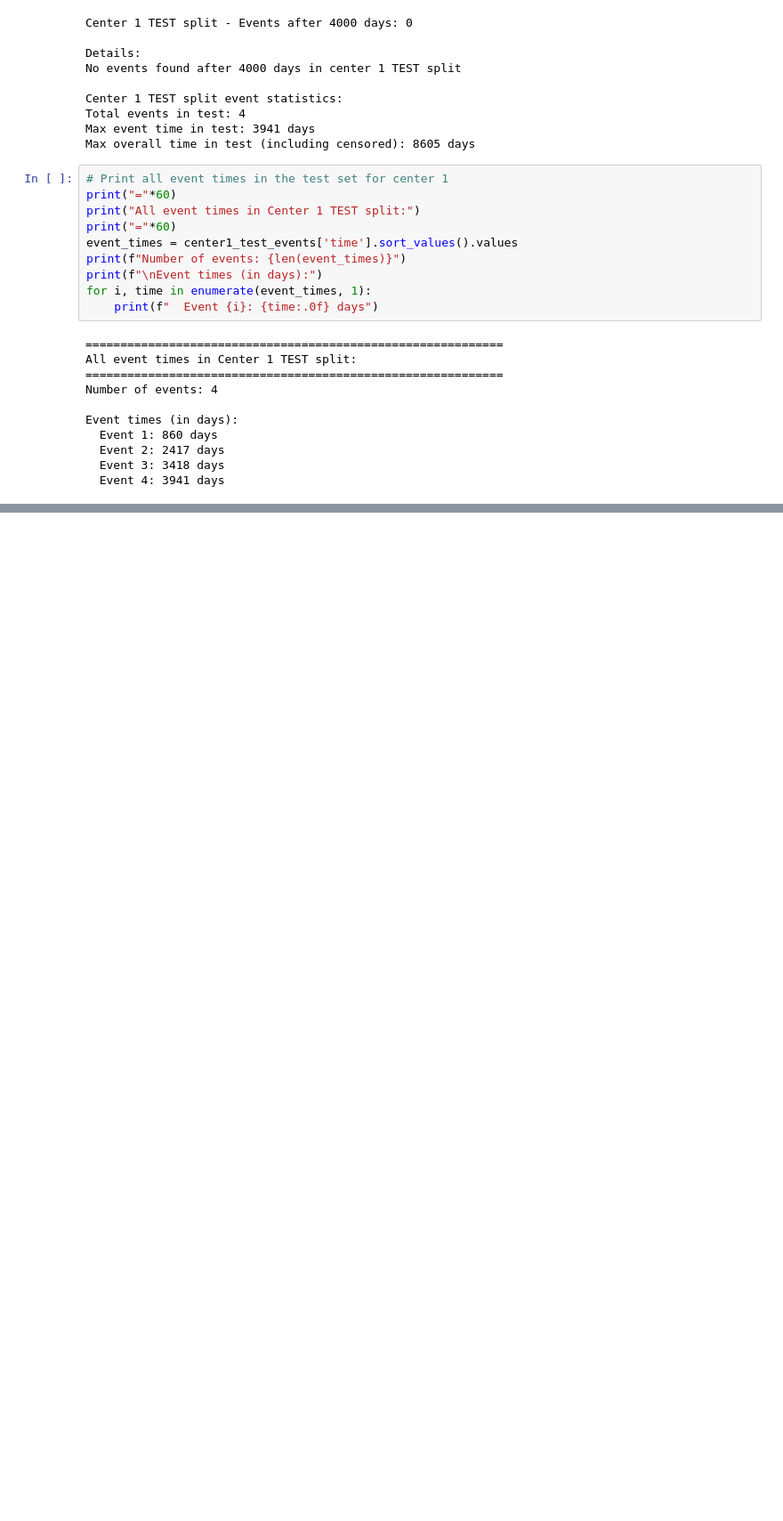
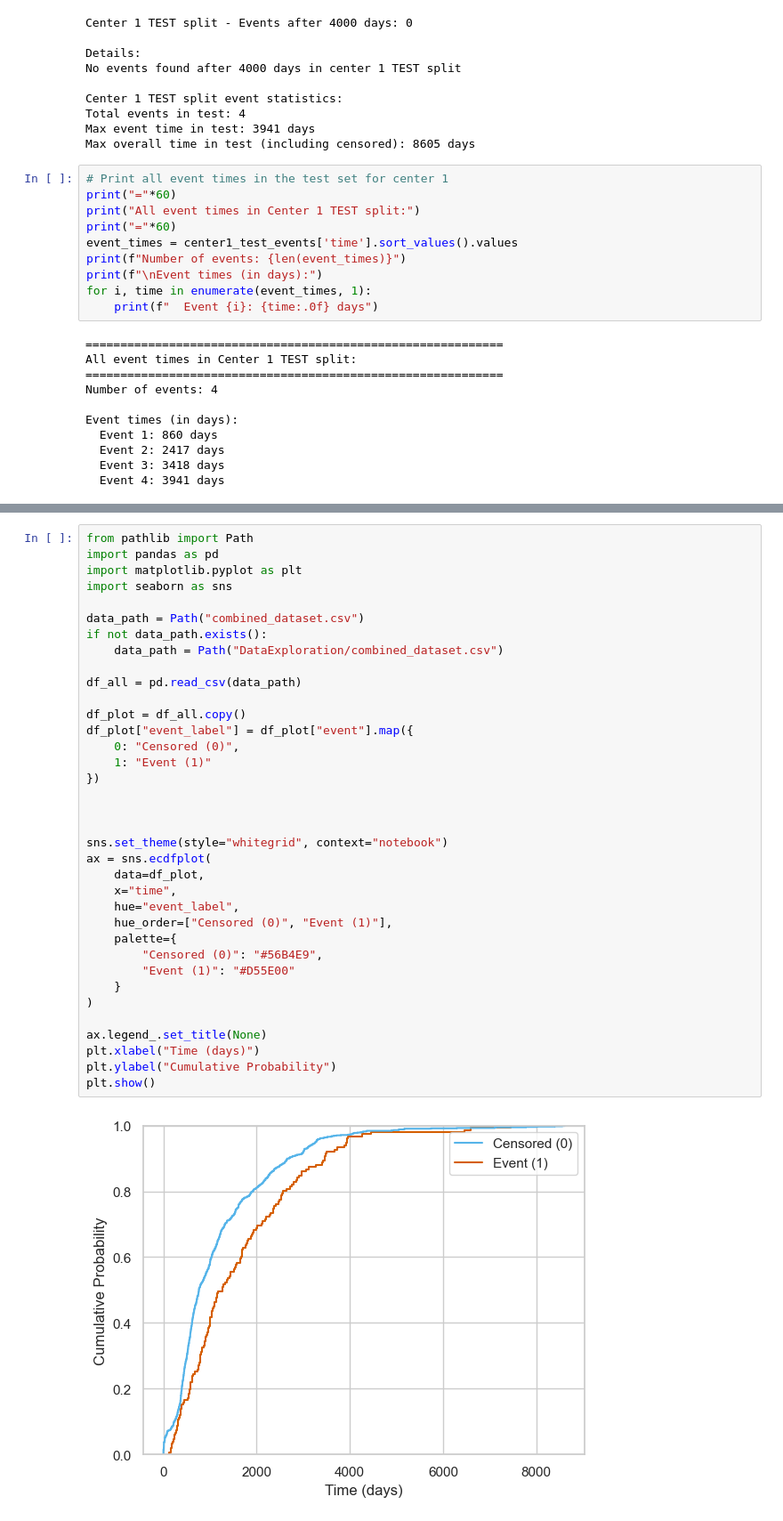
Before and after one commit to nataliamorenob/Survival-Models-in-Federated-Healthcare-Settings, a Jupyter notebook: DataExploration/dataset_exploration.ipynb, the cells around one changed output, grey strips where cells are left out. Shown at 89% size. Cells and saved outputs as stored; diff of their text form; blank space fills up the shorter version.

```diff
--- a/DataExploration/dataset_exploration.ipynb
+++ b/DataExploration/dataset_exploration.ipynb
@@ -1893,0 +2129,38 @@ Event times (in days):
+# %%
+from pathlib import Path
+import pandas as pd
+import matplotlib.pyplot as plt
+import seaborn as sns
+
+data_path = Path("combined_dataset.csv")
+if not data_path.exists():
+    data_path = Path("DataExploration/combined_dataset.csv")
+
+df_all = pd.read_csv(data_path)
+
+df_plot = df_all.copy()
+df_plot["event_label"] = df_plot["event"].map({
+    0: "Censored (0)",
+    1: "Event (1)"
+})
+
+
+
+sns.set_theme(style="whitegrid", context="notebook")
+ax = sns.ecdfplot(
+    data=df_plot,
+    x="time",
+    hue="event_label",
+    hue_order=["Censored (0)", "Event (1)"],
+    palette={
+        "Censored (0)": "#56B4E9",
+        "Event (1)": "#D55E00"
+    }
+)
+
+ax.legend_.set_title(None)
+plt.xlabel("Time (days)")
+plt.ylabel("Cumulative Probability")
+plt.show()
+# %% [output]
+[figure, added]
```
Also changed, not shown: parts of 5 cells of this notebook.
